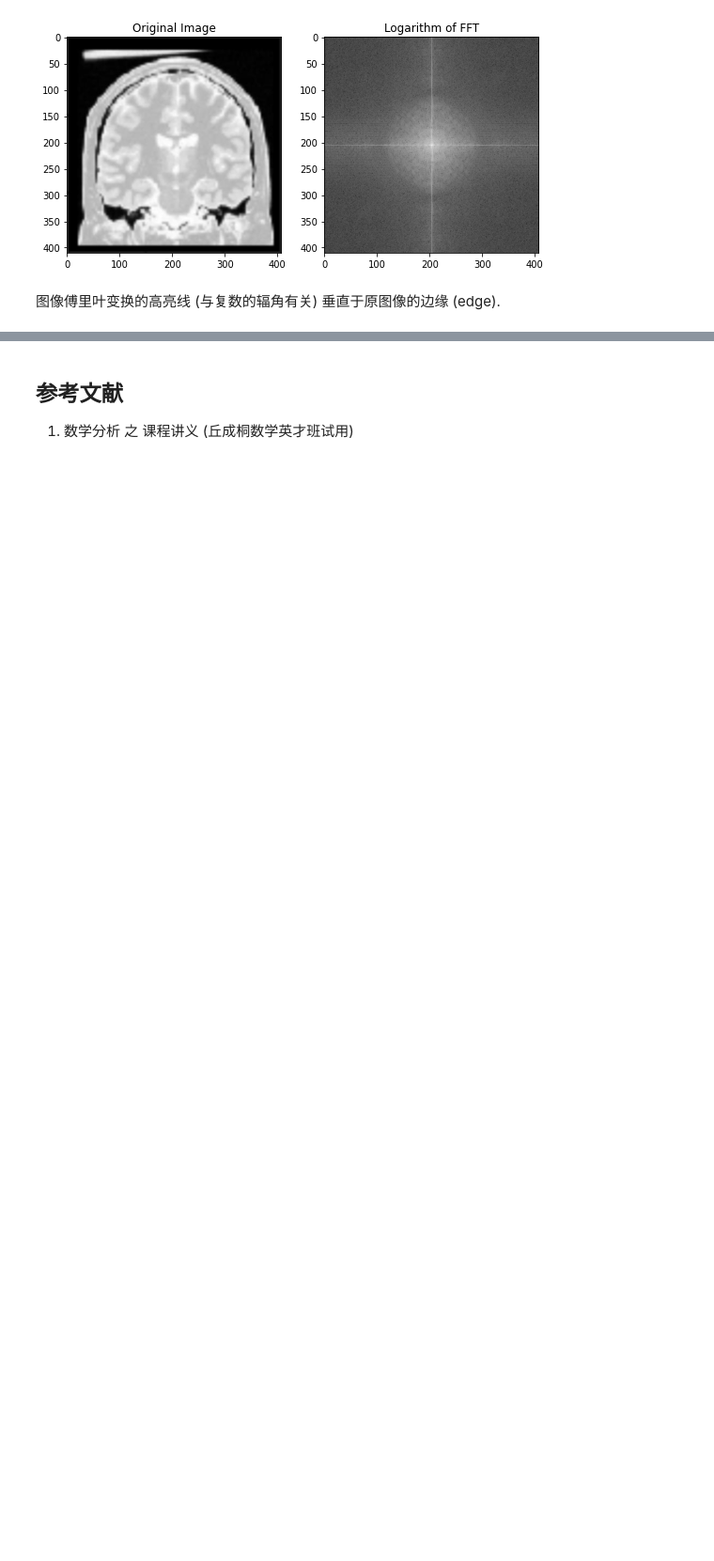
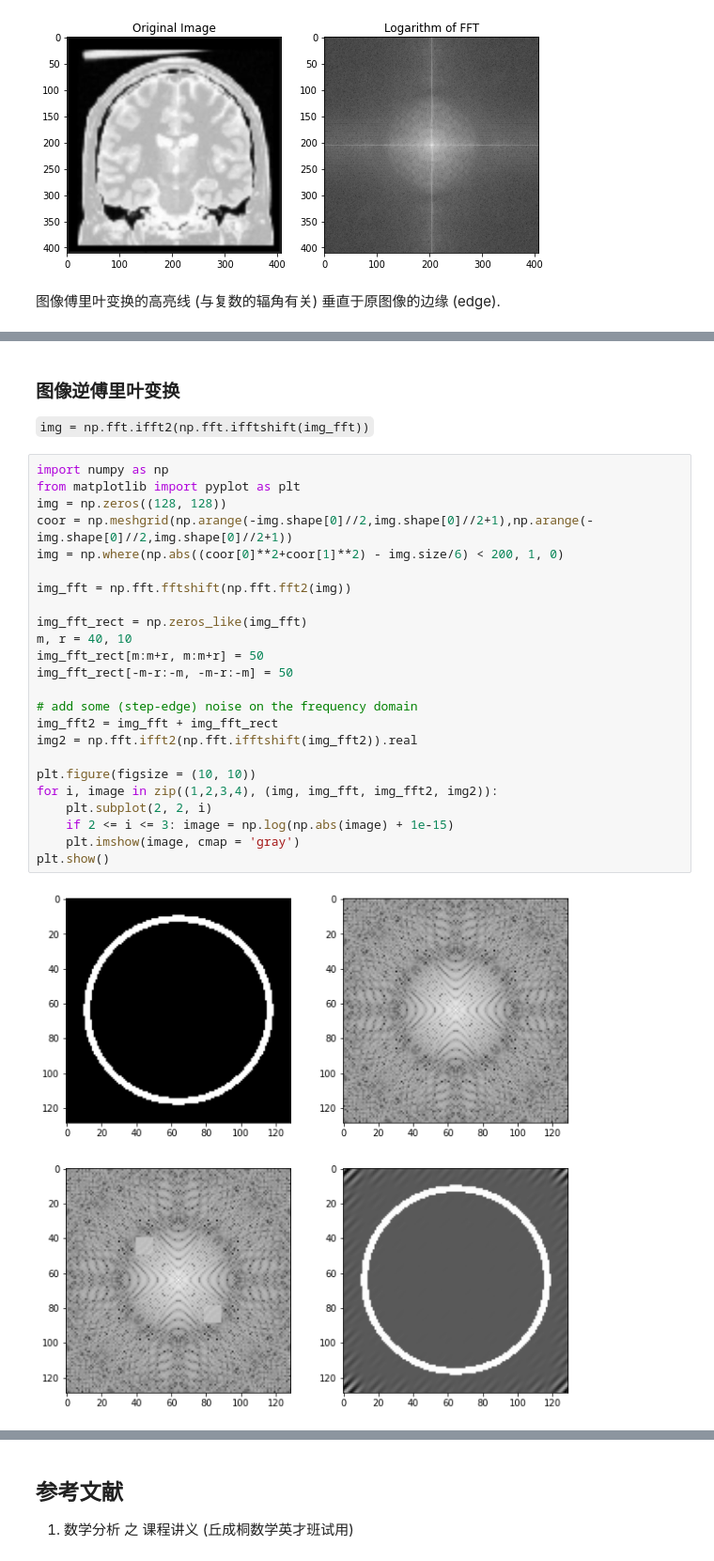
Before and after one commit to ForeverHaibara/Fudan-Courses, a Jupyter notebook: 图像处理与数据可视化/07 图像频域变换.ipynb, the cells around one changed output, grey strips where cells are left out. Shown at 94% size. Drawn from its saved outputs; the diff is of its cells as text; blank space fills up the shorter version.

```diff
--- a/图像处理与数据可视化/07 图像频域变换.ipynb
+++ b/图像处理与数据可视化/07 图像频域变换.ipynb
@@ -118,0 +131,30 @@ for i in range(5):
+# %% [markdown]
+### 图像逆傅里叶变换
+
+``img = np.fft.ifft2(np.fft.ifftshift(img_fft))``
+# %%
+import numpy as np
+from matplotlib import pyplot as plt
+img = np.zeros((128, 128))
+coor = np.meshgrid(np.arange(-img.shape[0]//2,img.shape[0]//2+1),np.arange(-img.shape[0]//2,img.shape[0]//2+1))
+img = np.where(np.abs((coor[0]**2+coor[1]**2) - img.size/6) < 200, 1, 0)
+
+img_fft = np.fft.fftshift(np.fft.fft2(img))
+
+img_fft_rect = np.zeros_like(img_fft)
+m, r = 40, 10
+img_fft_rect[m:m+r, m:m+r] = 50
+img_fft_rect[-m-r:-m, -m-r:-m] = 50
+
+# add some (step-edge) noise on the frequency domain
+img_fft2 = img_fft + img_fft_rect
+img2 = np.fft.ifft2(np.fft.ifftshift(img_fft2)).real
+
+plt.figure(figsize = (10, 10))
+for i, image in zip((1,2,3,4), (img, img_fft, img_fft2, img2)):
+    plt.subplot(2, 2, i)
+    if 2 <= i <= 3: image = np.log(np.abs(image) + 1e-15)
+    plt.imshow(image, cmap = 'gray')
+plt.show()
+# %% [output]
+[figure, added]
```
Also changed, not shown: parts of 3 cells of this notebook, 12 other files.
